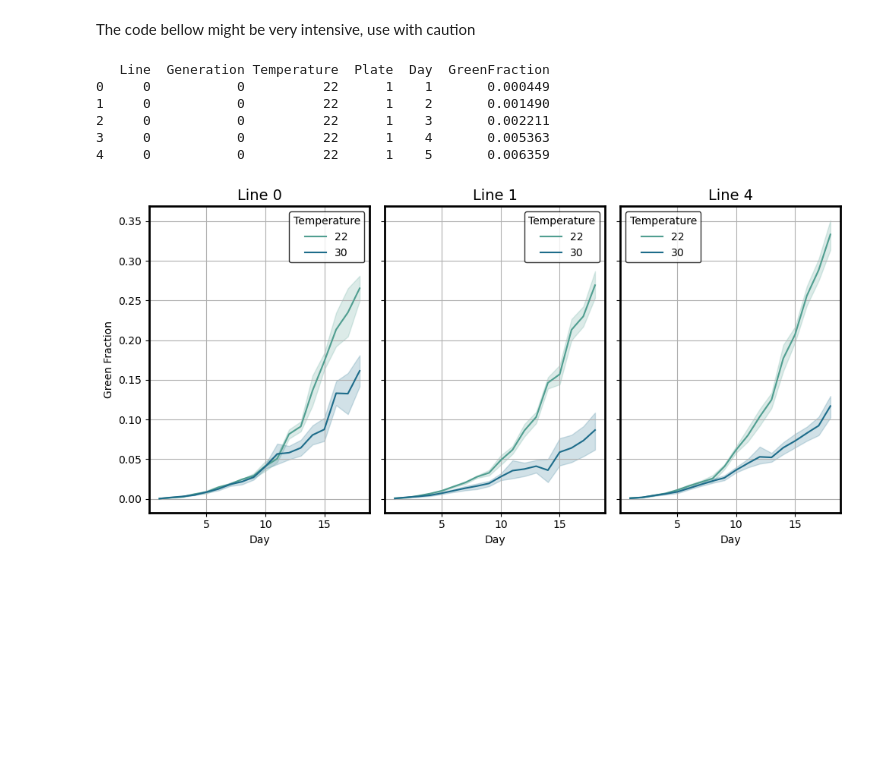
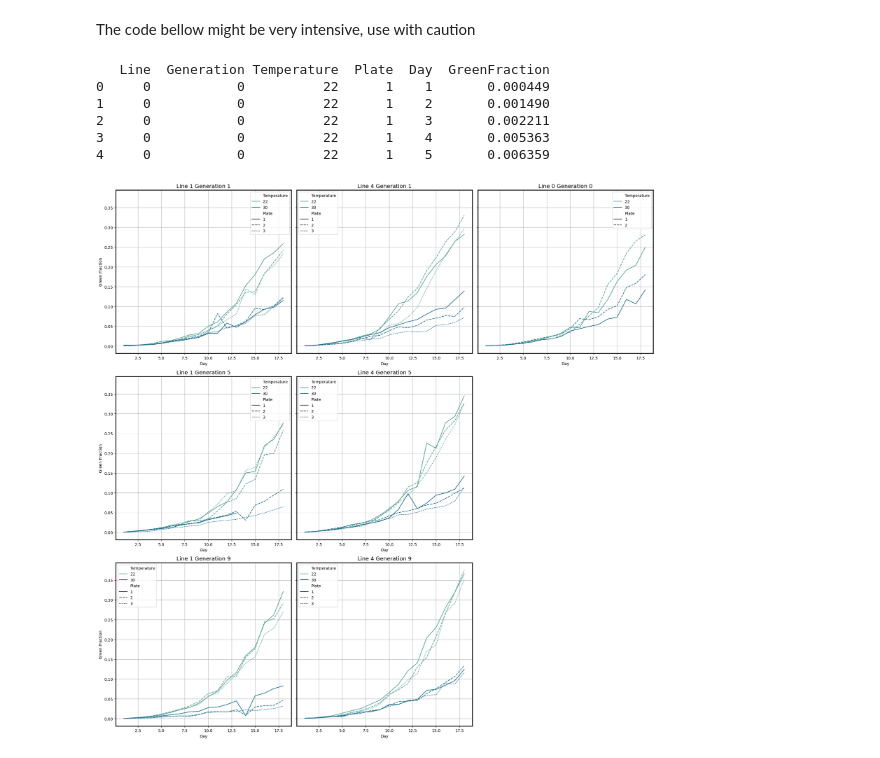
Before and after one commit to JoakimHaraldsvik/Germination, a Jupyter notebook: Germination_2025.ipynb, the cells around one changed output. Saved outputs shown, nothing was run; the diff lists cells and outputs as text; code cells hidden in the pictures; blank space fills up the shorter version.

Commit message:
Made a new improved plot for the green fractions

```diff
--- a/Germination_2025.ipynb
+++ b/Germination_2025.ipynb
@@ -288,30 +288,46 @@ for file in glob.glob('Cropped_germination_pictures/*'):
 # %%
 #Making a DF of the green fractions
 green_fraction_df = pd.DataFrame({'Line': ll, 'Generation': gg, 'Temperature': tt, 'Plate': pp, 'Day': dd, 'GreenFraction': gfs})
 print(green_fraction_df.head())
 
 #Plotting green fraction per plate and day
-f, axes = plt.subplots(ncols = 3, figsize = (10, 5), sharey = True)
+f, axes = plt.subplots(ncols = 3, nrows=3, figsize = (20, 20), sharey = True)
 sns.lineplot(x = 'Day', y = 'GreenFraction', data = green_fraction_df[green_fraction_df.Line == 0],
-            hue = 'Temperature', ax = axes[0], palette ="crest")
-sns.lineplot(x = 'Day', y = 'GreenFraction', data = green_fraction_df[green_fraction_df.Line == 1],
-            hue = 'Temperature', ax = axes[1], palette ="crest")
-sns.lineplot(x = 'Day', y = 'GreenFraction', data = green_fraction_df[green_fraction_df.Line == 4],
-            hue = 'Temperature', ax = axes[2], palette ="crest")
-axes[0].set_title('Line 0', fontsize=14)
-axes[1].set_title('Line 1', fontsize=14)
-axes[2].set_title('Line 4', fontsize=14, y=1)
-axes[0].set(ylabel="Green Fraction")
-axes[0].legend(edgecolor = 'black', title="Temperature").set_visible(True)
-axes[1].legend(edgecolor = 'black', title="Temperature").set_visible(True)
-axes[2].legend(edgecolor = 'black', title="Temperature").set_visible(True)
+            hue = 'Temperature', ax = axes[0,2], style= 'Plate', palette ="crest")
+sns.lineplot(x = 'Day', y = 'GreenFraction', data = green_fraction_df[(green_fraction_df.Line == 1) & (green_fraction_df.Generation == 1)],
+            hue = 'Temperature', ax = axes[0,0], style= 'Plate', palette ="crest")
+sns.lineplot(x = 'Day', y = 'GreenFraction', data = green_fraction_df[(green_fraction_df.Line == 4) & (green_fraction_df.Generation == 1)],
+            hue = 'Temperature', ax = axes[0,1], style= 'Plate', palette ="crest")
+sns.lineplot(x = 'Day', y = 'GreenFraction', data = green_fraction_df[(green_fraction_df.Line == 1)  & (green_fraction_df.Generation == 5)],
+            hue = 'Temperature', ax = axes[1,0], style= 'Plate', palette ="crest")
+sns.lineplot(x = 'Day', y = 'GreenFraction', data = green_fraction_df[(green_fraction_df.Line == 4) & (green_fraction_df.Generation == 5)],
+            hue = 'Temperature', ax = axes[1,1], style= 'Plate', palette ="crest")
+sns.lineplot(x = 'Day', y = 'GreenFraction', data = green_fraction_df[(green_fraction_df.Line == 1) & (green_fraction_df.Generation == 9)],
+            hue = 'Temperature', ax = axes[2,0], style= 'Plate', palette ="crest")
+sns.lineplot(x = 'Day', y = 'GreenFraction', data = green_fraction_df[(green_fraction_df.Line == 4) & (green_fraction_df.Generation == 9)],
+            hue = 'Temperature', ax = axes[2,1], style= 'Plate', palette ="crest")
+axes[0,2].set_title('Line 0 Generation 0', fontsize=14)
+axes[0,0].set_title('Line 1 Generation 1', fontsize=14)
+axes[0,1].set_title('Line 4 Generation 1', fontsize=14, y=1)
+axes[1,0].set_title('Line 1 Generation 5', fontsize=14)
+axes[1,1].set_title('Line 4 Generation 5', fontsize=14, y=1)
+axes[2,0].set_title('Line 1 Generation 9', fontsize=14)
+axes[2,1].set_title('Line 4 Generation 9', fontsize=14, y=1)
+axes[0,0].set(ylabel="Green Fraction")
+axes[1,0].set(ylabel="Green Fraction")
+axes[2,0].set(ylabel="Green Fraction")
+axes[1,2].set_visible(False)
+axes[2,2].set_visible(False)
+#axes[0,0].legend(edgecolor = 'black', title="Temperature").set_visible(True)
+#axes[1,0].legend(edgecolor = 'black', title="Temperature").set_visible(True)
+#axes[1,1].legend(edgecolor = 'black', title="Temperature").set_visible(True)
 plt.tight_layout()
 plt.show()
 # %% [output]
    Line  Generation Temperature  Plate  Day  GreenFraction
 0     0           0          22      1    1       0.000449
 1     0           0          22      1    2       0.001490
 2     0           0          22      1    3       0.002211
 3     0           0          22      1    4       0.005363
 4     0           0          22      1    5       0.006359
-[figure, old version]
+[figure, new version]
```
